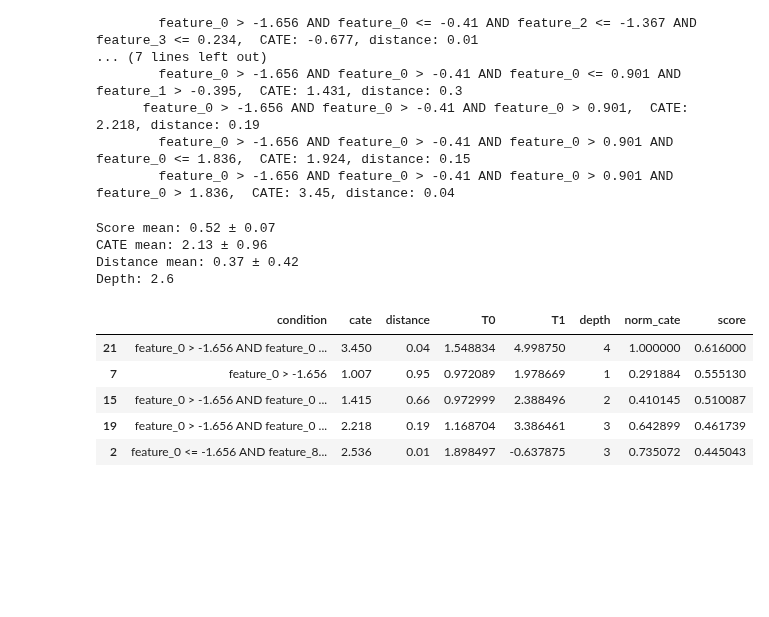
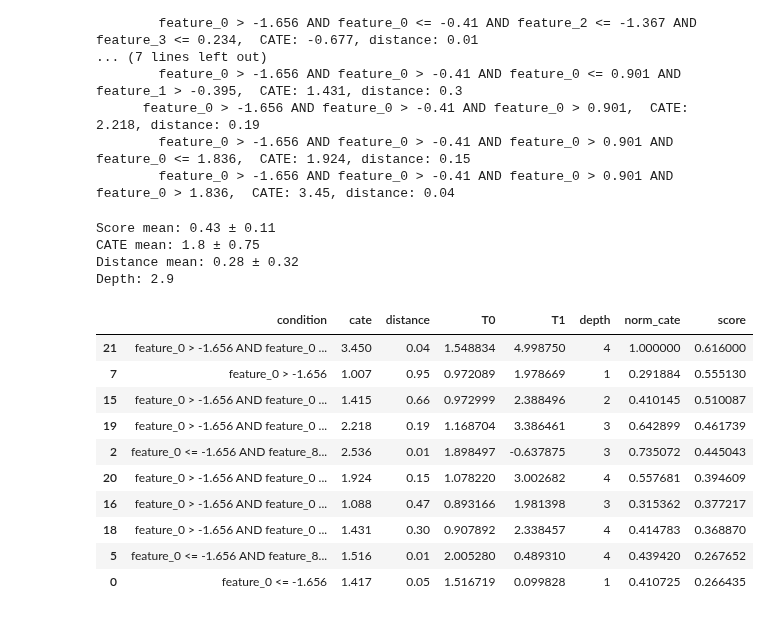
Before and after one commit to antonismand/Query-Driven-Data-Exploration-with-Heterogeneous-Treatment-Effects, a Jupyter notebook: CT.ipynb, the cells around one changed output. Drawn from its saved outputs; the diff is of its cells as text; code cells hidden in the pictures; blank space fills up the shorter version.

```diff
--- a/CT.ipynb
+++ b/CT.ipynb
@@ -51,15 +50,20 @@ Root CATE: 0.873
         feature_0 > -1.656 AND feature_0 > -0.41 AND feature_0 > 0.901 AND feature_0 <= 1.836,  CATE: 1.924, distance: 0.15
         feature_0 > -1.656 AND feature_0 > -0.41 AND feature_0 > 0.901 AND feature_0 > 1.836,  CATE: 3.45, distance: 0.04
 # %%
-ct_D.get_topK()
+ct_D.get_topK(k=10)
 # %% [output]
-Score mean: 0.52 ± 0.07
-CATE mean: 2.13 ± 0.96
-Distance mean: 0.37 ± 0.42
-Depth: 2.6
+Score mean: 0.43 ± 0.11
+CATE mean: 1.8 ± 0.75
+Distance mean: 0.28 ± 0.32
+Depth: 2.9
 |  | condition | cate | distance | T0 | T1 | depth | norm_cate | score |
 | 21 | feature_0 > -1.656 AND feature_0 ... | 3.450 | 0.04 | 1.548834 | 4.998750 | 4 | 1.000000 | 0.616000 |
 | 7 | feature_0 > -1.656 | 1.007 | 0.95 | 0.972089 | 1.978669 | 1 | 0.291884 | 0.555130 |
 | 15 | feature_0 > -1.656 AND feature_0 ... | 1.415 | 0.66 | 0.972999 | 2.388496 | 2 | 0.410145 | 0.510087 |
 | 19 | feature_0 > -1.656 AND feature_0 ... | 2.218 | 0.19 | 1.168704 | 3.386461 | 3 | 0.642899 | 0.461739 |
 | 2 | feature_0 <= -1.656 AND feature_8... | 2.536 | 0.01 | 1.898497 | -0.637875 | 3 | 0.735072 | 0.445043 |
+| 20 | feature_0 > -1.656 AND feature_0 ... | 1.924 | 0.15 | 1.078220 | 3.002682 | 4 | 0.557681 | 0.394609 |
+| 16 | feature_0 > -1.656 AND feature_0 ... | 1.088 | 0.47 | 0.893166 | 1.981398 | 3 | 0.315362 | 0.377217 |
+| 18 | feature_0 > -1.656 AND feature_0 ... | 1.431 | 0.30 | 0.907892 | 2.338457 | 4 | 0.414783 | 0.368870 |
+| 5 | feature_0 <= -1.656 AND feature_8... | 1.516 | 0.01 | 2.005280 | 0.489310 | 4 | 0.439420 | 0.267652 |
+| 0 | feature_0 <= -1.656 | 1.417 | 0.05 | 1.516719 | 0.099828 | 1 | 0.410725 | 0.266435 |
```
Also changed, not shown: parts of 3 cells of this notebook, 4 other files.
